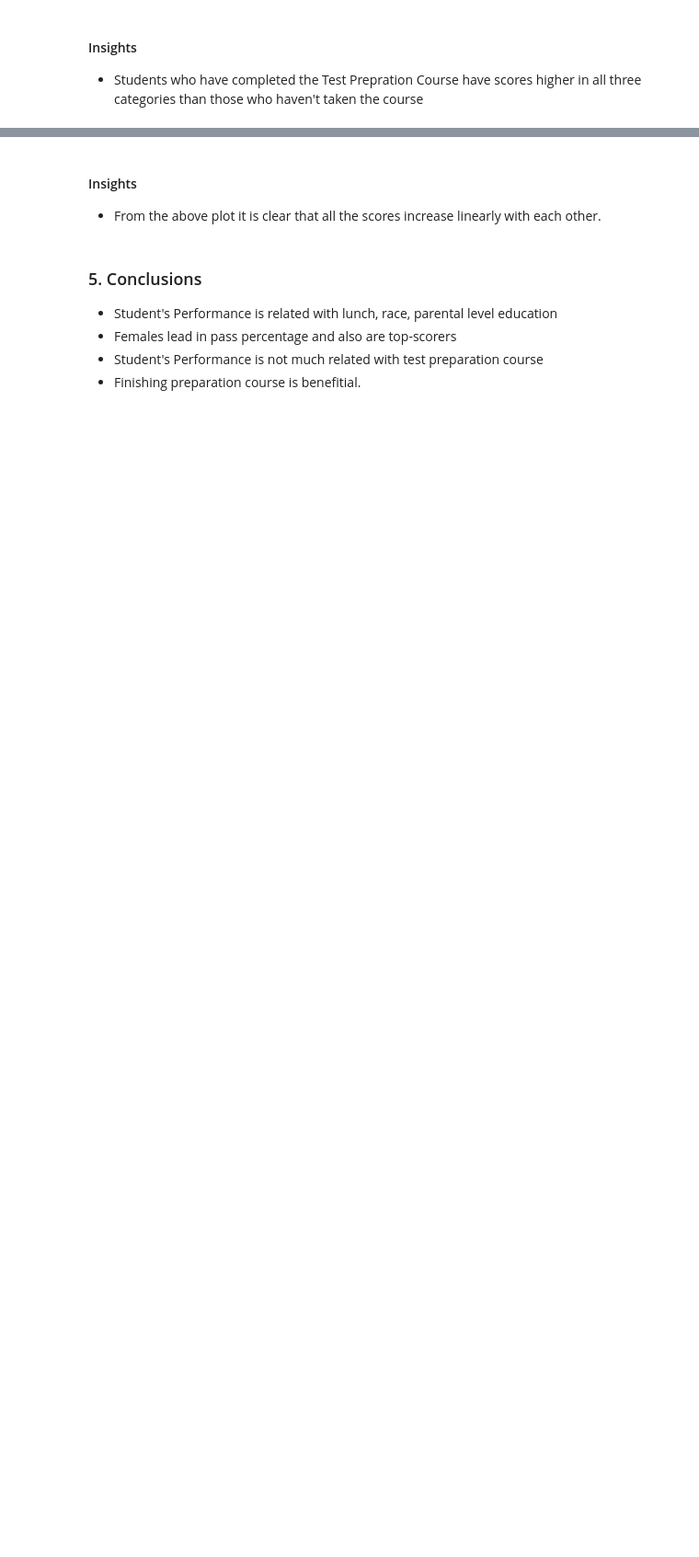
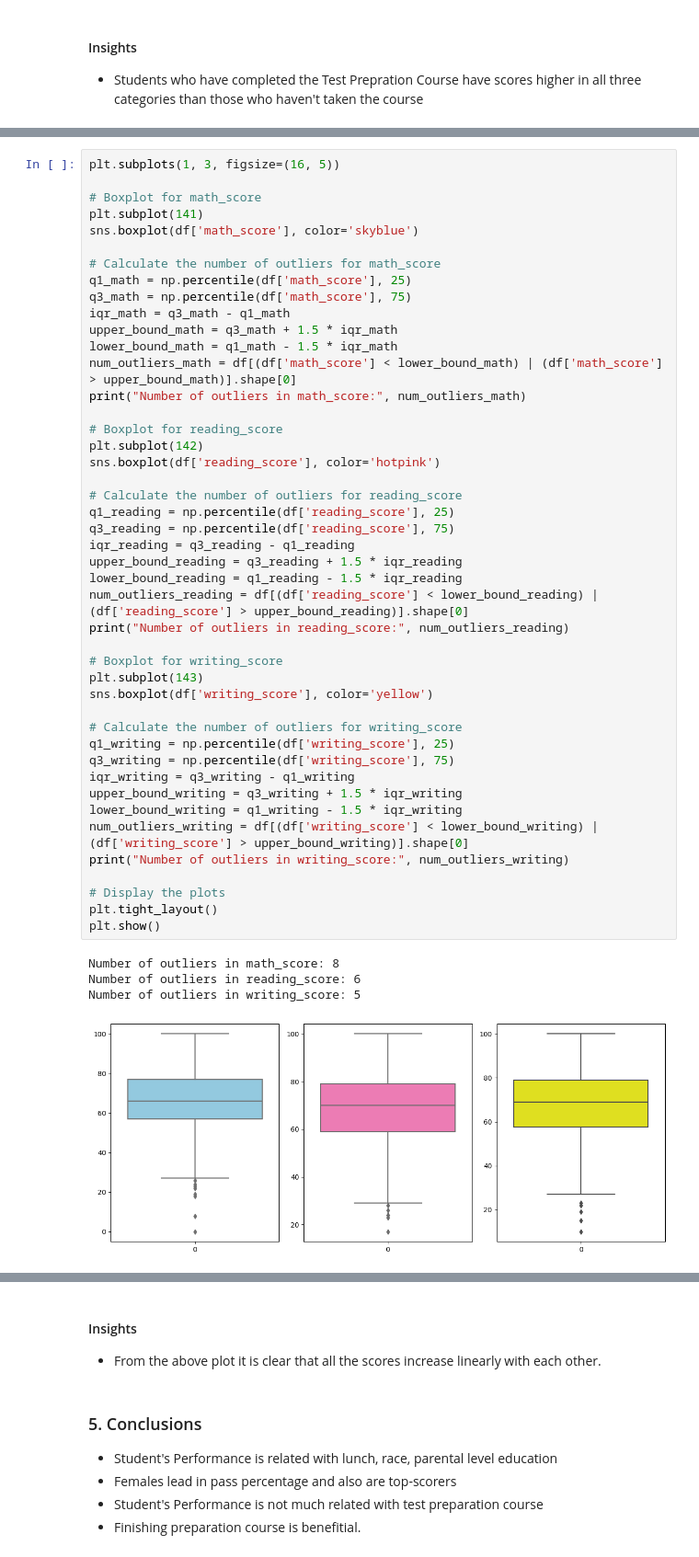
Before and after one commit to satyam3196/MLProject, a Jupyter notebook: notebook/1 . EDA STUDENT PERFORMANCE .ipynb, the cells around one changed output, grey strips where cells are left out. Shown at 92% size. Cells and saved outputs as stored; diff of their text form; blank space fills up the shorter version.

```diff
--- a/notebook/1 . EDA STUDENT PERFORMANCE .ipynb
+++ b/notebook/1 . EDA STUDENT PERFORMANCE .ipynb
@@ -591,0 +558,50 @@ sns.boxplot(df['writing_score'],color='yellow')
+# %%
+plt.subplots(1, 3, figsize=(16, 5))
+
+# Boxplot for math_score
+plt.subplot(141)
+sns.boxplot(df['math_score'], color='skyblue')
+
+# Calculate the number of outliers for math_score
+q1_math = np.percentile(df['math_score'], 25)
+q3_math = np.percentile(df['math_score'], 75)
+iqr_math = q3_math - q1_math
+upper_bound_math = q3_math + 1.5 * iqr_math
+lower_bound_math = q1_math - 1.5 * iqr_math
+num_outliers_math = df[(df['math_score'] < lower_bound_math) | (df['math_score'] > upper_bound_math)].shape[0]
+print("Number of outliers in math_score:", num_outliers_math)
+
+# Boxplot for reading_score
+plt.subplot(142)
+sns.boxplot(df['reading_score'], color='hotpink')
+
+# Calculate the number of outliers for reading_score
+q1_reading = np.percentile(df['reading_score'], 25)
+q3_reading = np.percentile(df['reading_score'], 75)
+iqr_reading = q3_reading - q1_reading
+upper_bound_reading = q3_reading + 1.5 * iqr_reading
+lower_bound_reading = q1_reading - 1.5 * iqr_reading
+num_outliers_reading = df[(df['reading_score'] < lower_bound_reading) | (df['reading_score'] > upper_bound_reading)].shape[0]
+print("Number of outliers in reading_score:", num_outliers_reading)
+
+# Boxplot for writing_score
+plt.subplot(143)
+sns.boxplot(df['writing_score'], color='yellow')
+
+# Calculate the number of outliers for writing_score
+q1_writing = np.percentile(df['writing_score'], 25)
+q3_writing = np.percentile(df['writing_score'], 75)
+iqr_writing = q3_writing - q1_writing
+upper_bound_writing = q3_writing + 1.5 * iqr_writing
+lower_bound_writing = q1_writing - 1.5 * iqr_writing
+num_outliers_writing = df[(df['writing_score'] < lower_bound_writing) | (df['writing_score'] > upper_bound_writing)].shape[0]
+print("Number of outliers in writing_score:", num_outliers_writing)
+
+# Display the plots
+plt.tight_layout()
+plt.show()
+# %% [output]
+Number of outliers in math_score: 8
+Number of outliers in reading_score: 6
+Number of outliers in writing_score: 5
+[figure, added]
```
Also changed, not shown: parts of 32 cells of this notebook.
